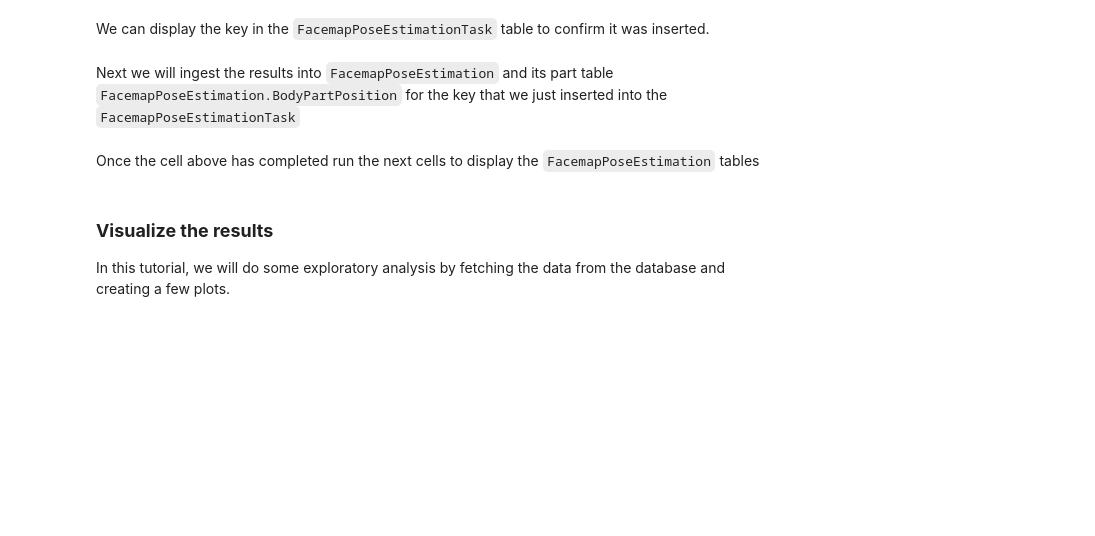
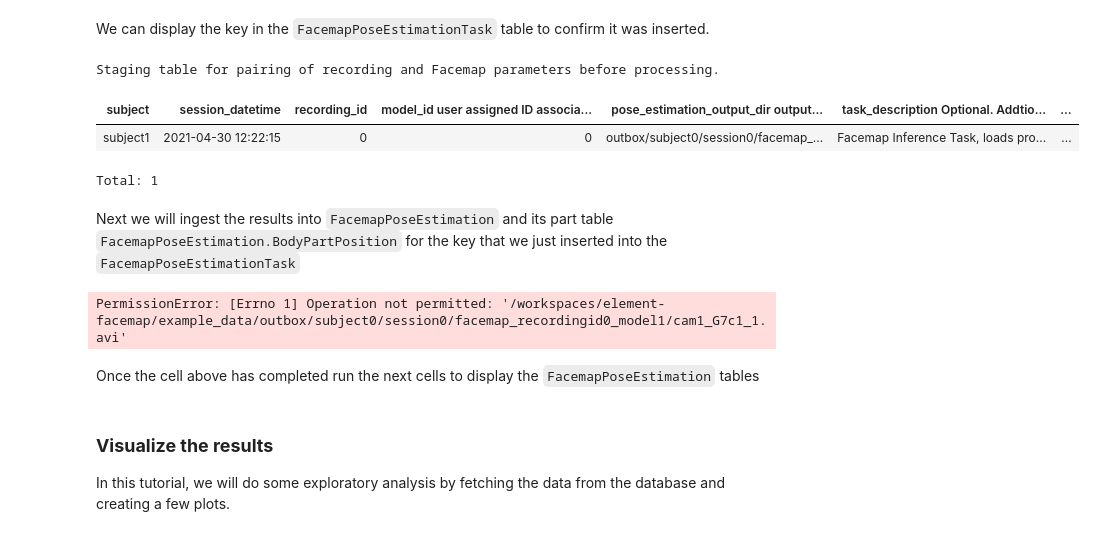
Before and after one commit to datajoint/element-facemap, a Jupyter notebook: notebooks/inference_tutorial.ipynb, the cells around one changed output. Drawn from its saved outputs; the diff is of its cells as text; code cells hidden in the pictures; blank space fills up the shorter version.

```diff
--- a/notebooks/inference_tutorial.ipynb
+++ b/notebooks/inference_tutorial.ipynb
@@ -228,7 +304,16 @@ We can display the key in the `FacemapPoseEstimationTask` table to confirm it wa
+# %%
+facemap_inference.FacemapPoseEstimationTask()
+# %% [output]
+Staging table for pairing of recording and Facemap parameters before processing.
+| subject | session_datetime | recording_id | model_id user assigned ID associa... | pose_estimation_output_dir output... | task_description Optional. Addtio... | ... |
+| subject1 | 2021-04-30 12:22:15 | 0 | 0 | outbox/subject0/session0/facemap_... | Facemap Inference Task, loads pro... | ... |
+Total: 1
 # %% [markdown]
 Next we will ingest the results into `FacemapPoseEstimation` and its part table `FacemapPoseEstimation.BodyPartPosition` for the key that we just inserted into the `FacemapPoseEstimationTask`
 # %%
-facemap_inference.FacemapPoseEstimation.populate(key, display_progress=True)
+facemap_inference.FacemapPoseEstimation.populate(display_progress=True)
+# %% [output]
+PermissionError: [Errno 1] Operation not permitted: '/workspaces/element-facemap/example_data/outbox/subject0/session0/facemap_recordingid0_model1/cam1_G7c1_1.avi'
 # %% [markdown]
 Once the cell above has completed run the next cells to display the `FacemapPoseEstimation` tables
 # %%
```
Also changed, not shown: parts of 37 cells of this notebook.
